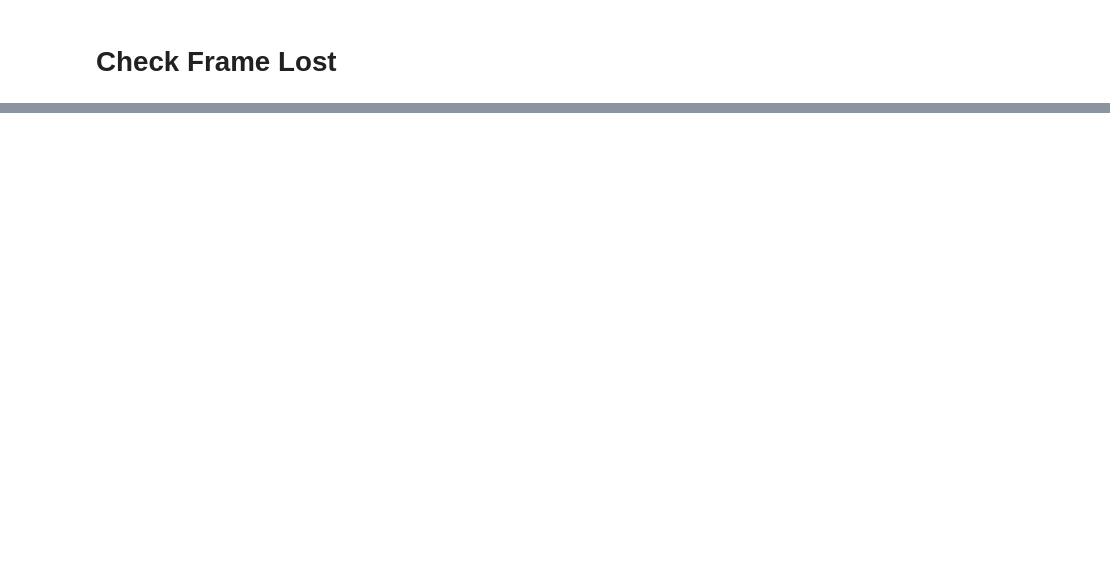
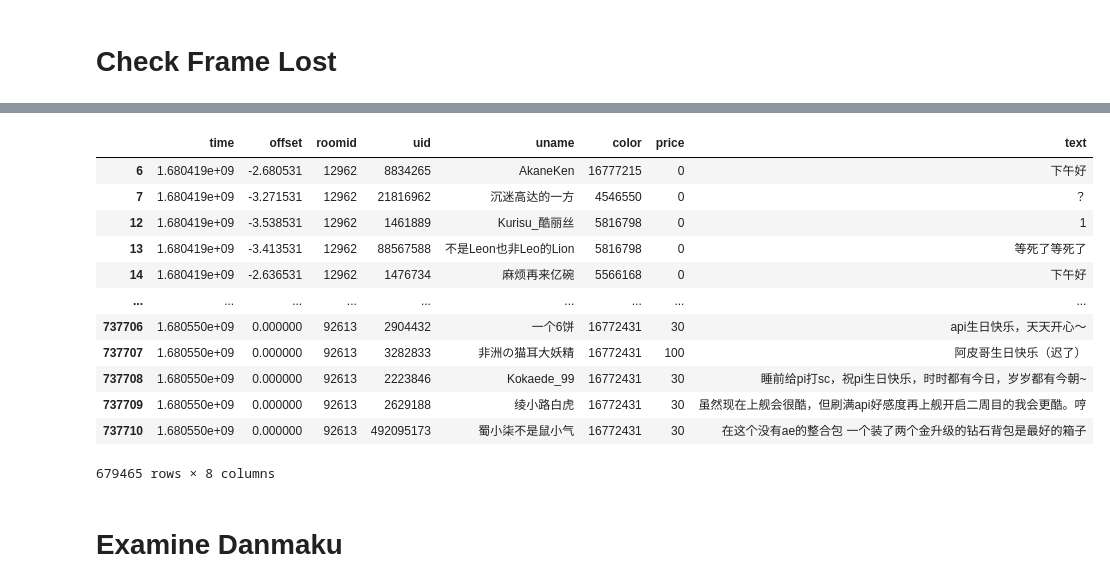
Before and after one commit to y1guo/hotspot-clip, a Jupyter notebook: src/main.ipynb, the cells around one changed output, grey strips where cells are left out. Drawn from its saved outputs; the diff is of its cells as text; code cells hidden in the pictures; blank space fills up the shorter version.

```diff
--- a/src/main.ipynb
+++ b/src/main.ipynb
@@ -29,0 +60,18 @@ duration-xml  video-xml  file
+# %%
+danmaku_pool.df
+# %% [output]
+|  | time | offset | roomid | uid | uname | color | price | text |
+| 6 | 1.680419e+09 | -2.680531 | 12962 | 8834265 | AkaneKen | 16777215 | 0 | 下午好 |
+| 7 | 1.680419e+09 | -3.271531 | 12962 | 21816962 | 沉迷高达的一方 | 4546550 | 0 | ？ |
+| 12 | 1.680419e+09 | -3.538531 | 12962 | 1461889 | Kurisu_酷丽丝 | 5816798 | 0 | 1 |
+| 13 | 1.680419e+09 | -3.413531 | 12962 | 88567588 | 不是Leon也非Leo的Lion | 5816798 | 0 | 等死了等死了 |
+| 14 | 1.680419e+09 | -2.636531 | 12962 | 1476734 | 麻烦再来亿碗 | 5566168 | 0 | 下午好 |
+| ... | ... | ... | ... | ... | ... | ... | ... | ... |
+| 737706 | 1.680550e+09 | 0.000000 | 92613 | 2904432 | 一个6饼 | 16772431 | 30 | api生日快乐，天天开心～ |
+| 737707 | 1.680550e+09 | 0.000000 | 92613 | 3282833 | 非洲の猫耳大妖精 | 16772431 | 100 | 阿皮哥生日快乐（迟了） |
+| 737708 | 1.680550e+09 | 0.000000 | 92613 | 2223846 | Kokaede_99 | 16772431 | 30 | 睡前给pi打sc，祝pi生日快乐，时时都有今日，岁岁都有今朝~ |
+| 737709 | 1.680550e+09 | 0.000000 | 92613 | 2629188 | 绫小路白虎 | 16772431 | 30 | 虽然现在上舰会很酷，但刷满api好感度再上舰开启二周目的我会更酷。哼 |
+| 737710 | 1.680550e+09 | 0.000000 | 92613 | 492095173 | 蜀小柒不是鼠小气 | 16772431 | 30 | 在这个没有ae的整合包 一个装了两个金升级的钻石背包是最好的箱子 |
+679465 rows × 8 columns
+# %% [markdown]
+# Examine Danmaku
```
Also changed, not shown: parts of 7 cells of this notebook, 3 other files.
